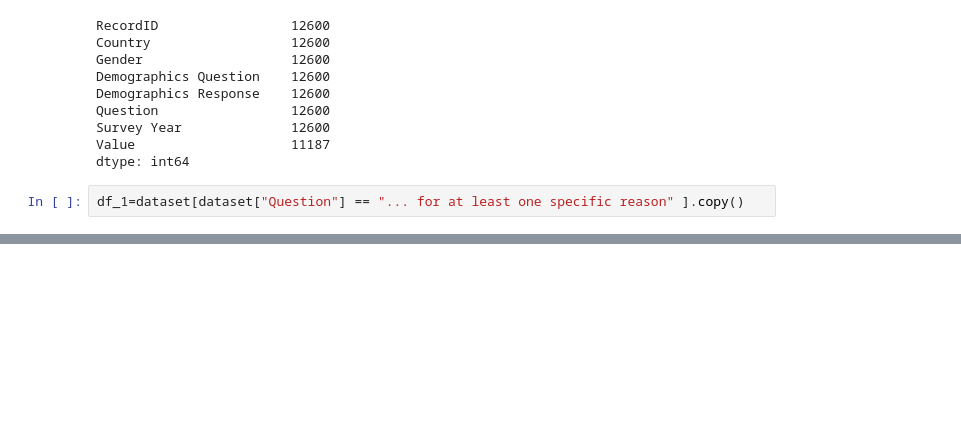
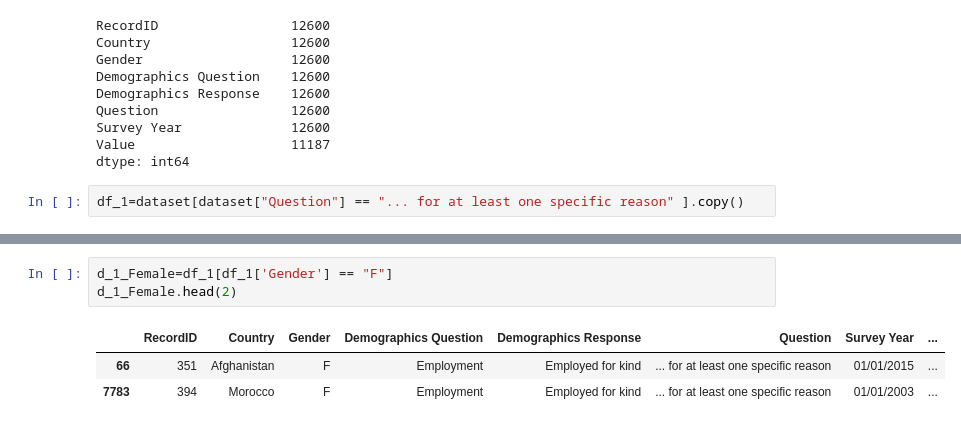
Before and after one commit to EnzoCalogero/social_awarnes, a Jupyter notebook: Clean/aggregate data.ipynb, the cells around one changed output, grey strips where cells are left out. Saved outputs shown, nothing was run; the diff lists cells and outputs as text; blank space fills up the shorter version.

```diff
--- a/Clean/aggregate data.ipynb
+++ b/Clean/aggregate data.ipynb
@@ -94 +52,8 @@ SyntaxError: incomplete input (1196707428.py, line 1)
+# %%
+d_1_Female=df_1[df_1['Gender'] == "F"]
+d_1_Female.head(2)
+# %% [output]
+|  | RecordID | Country | Gender | Demographics Question | Demographics Response | Question | Survey Year | ... |
+| 66 | 351 | Afghanistan | F | Employment | Employed for kind | ... for at least one specific reason | 01/01/2015 | ... |
+| 7783 | 394 | Morocco | F | Employment | Employed for kind | ... for at least one specific reason | 01/01/2003 | ... |
 # %%
```
Also changed, not shown: parts of 11 cells of this notebook, 6 other files.
